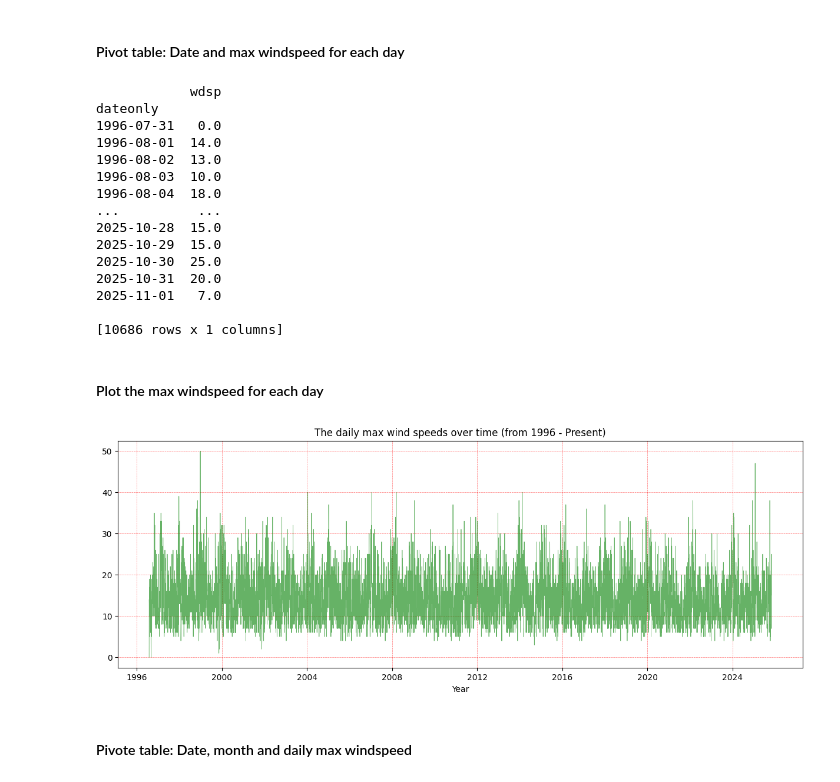
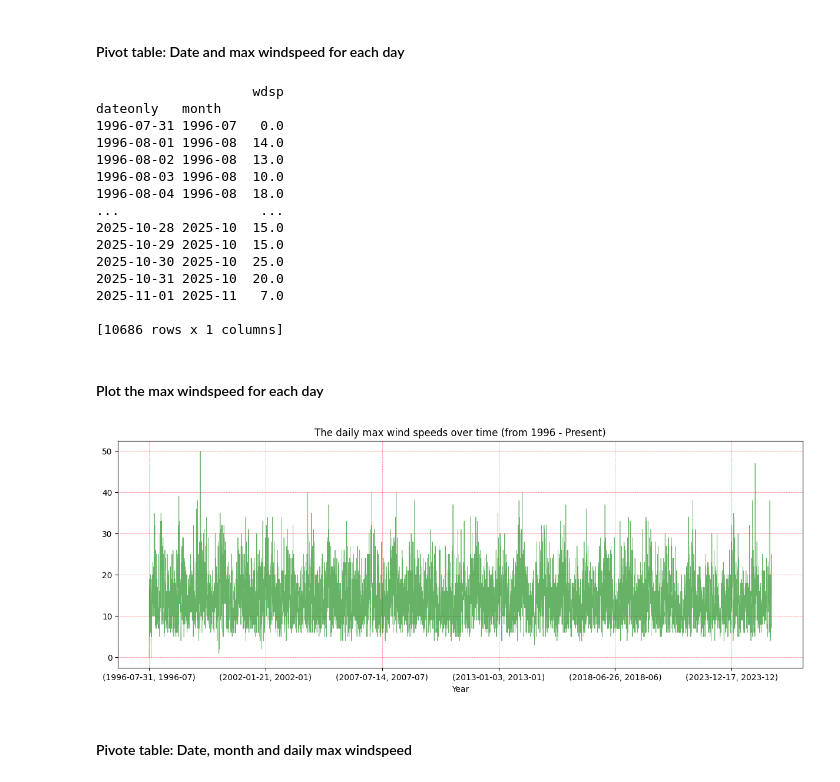
Before and after one commit to quyenphanlyons/programming-for-data-analytics, a Jupyter notebook: assignments/assignment06-weather.ipynb, the cells around one changed output. Drawn from its saved outputs; the diff is of its cells as text; code cells hidden in the pictures.

```diff
--- a/assignments/assignment06-weather.ipynb
+++ b/assignments/assignment06-weather.ipynb
@@ -101,0 +109,6 @@ df["wdsp"] = pd.to_numeric(df["wdsp"], errors="coerce")
+# %%
+# Set 'date' as index as interpolate based on actual time differences between index values
+df = df.set_index('date')
+
+# Interpolate missing windspeed (linear is best for meteorological data) -- I use AI to help me with this.
+df['wdsp'] = df['wdsp'].interpolate(method='time', limit_direction='both', limit_area='inside', limit=100)
@@ -115,4 +126,0 @@ plt.show()
-# %%
-# Set column 'date' as index
-df1 = df.set_index('date')#.sort_index()
-df1.head(3)
@@ -144,5 +130,5 @@ df1.head(3)
 # %%
 # Calculating Rolling Mean 24-hour
-df1['wdsp24h'] = df1['wdsp'].rolling('24h').mean()
-df1['wdsp24h'].head()
+df['wdsp24h'] = df['wdsp'].rolling(24).mean()
+df['wdsp24h'].head(30)
 # %% [output]
@@ -167,38 +166,41 @@ plt.show()
 # %% [markdown]
 #### Pivot table: Date and max windspeed for each day
 # %%
+# Turn df back to data frame
+df = df.reset_index()
+
 df_anal2 = pd.pivot_table(df,values='wdsp',
-                          index='dateonly',
+                          index=['dateonly','month'],
                           aggfunc='max')
 print(df_anal2)
 # %% [output]
-            wdsp
-dateonly
-1996-07-31   0.0
-1996-08-01  14.0
-1996-08-02  13.0
-1996-08-03  10.0
-1996-08-04  18.0
-...          ...
-2025-10-28  15.0
-2025-10-29  15.0
-2025-10-30  25.0
-2025-10-31  20.0
-2025-11-01   7.0
+                    wdsp
+dateonly   month
+1996-07-31 1996-07   0.0
+1996-08-01 1996-08  14.0
+1996-08-02 1996-08  13.0
+1996-08-03 1996-08  10.0
+1996-08-04 1996-08  18.0
+...                  ...
+2025-10-28 2025-10  15.0
+2025-10-29 2025-10  15.0
+2025-10-30 2025-10  25.0
+2025-10-31 2025-10  20.0
+2025-11-01 2025-11   7.0
 
 [10686 rows x 1 columns]
 # %% [markdown]
 #### Plot the max windspeed for each day
 # %%
 plt.figure(figsize=(15,5))
-#df_anal2['wdsp'].plot()
-plt.plot(df_anal2.index, df_anal2["wdsp"],color="green",alpha=0.6,linewidth=0.6)
+df_anal2['wdsp'].plot(color="green",alpha=0.6,linewidth=0.6)
+#plt.plot(df_anal2.index, df_anal2["wdsp"],color="green",alpha=0.6,linewidth=0.6)
 plt.title('The daily max wind speeds over time (from 1996 - Present)')
 plt.xlabel('Year')
 plt.grid(color = 'red', linestyle = '--', linewidth = 0.4, alpha=0.7)
 plt.show()
 # %% [output]
-[figure, old version]
+[figure, new version]
 # %% [markdown]
 #### Pivote table: Date, month and daily max windspeed
 # %%
```
Also changed, not shown: parts of 21 cells of this notebook, 6 other files.
